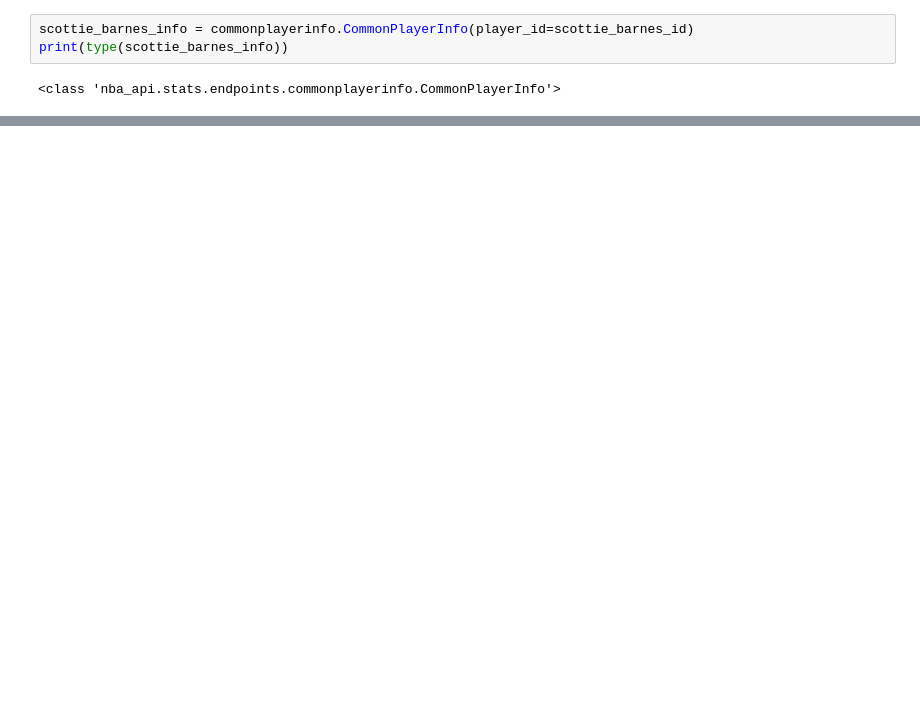
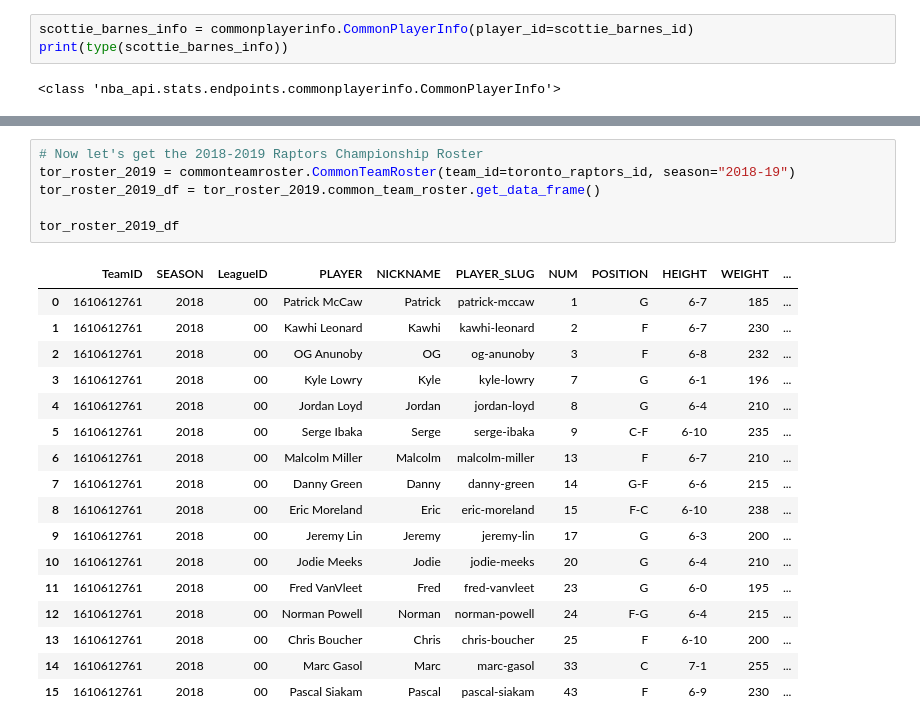
Before and after one commit to rqian239/RunTime, a Jupyter notebook: runtime/notebooks/nba_api_notebooks/nba_api_sandbox.ipynb, the cells around one changed output, grey strips where cells are left out. Cells and saved outputs as stored; diff of their text form; blank space fills up the shorter version.

```diff
--- a/runtime/notebooks/nba_api_notebooks/nba_api_sandbox.ipynb
+++ b/runtime/notebooks/nba_api_notebooks/nba_api_sandbox.ipynb
@@ -67,0 +104,24 @@ scottie_barnes_info.get_dict()
+# %%
+# Now let's get the 2018-2019 Raptors Championship Roster
+tor_roster_2019 = commonteamroster.CommonTeamRoster(team_id=toronto_raptors_id, season="2018-19")
+tor_roster_2019_df = tor_roster_2019.common_team_roster.get_data_frame()
+
+tor_roster_2019_df
+# %% [output]
+|  | TeamID | SEASON | LeagueID | PLAYER | NICKNAME | PLAYER_SLUG | NUM | POSITION | HEIGHT | WEIGHT | ... |
+| 0 | 1610612761 | 2018 | 00 | Patrick McCaw | Patrick | patrick-mccaw | 1 | G | 6-7 | 185 | ... |
+| 1 | 1610612761 | 2018 | 00 | Kawhi Leonard | Kawhi | kawhi-leonard | 2 | F | 6-7 | 230 | ... |
+| 2 | 1610612761 | 2018 | 00 | OG Anunoby | OG | og-anunoby | 3 | F | 6-8 | 232 | ... |
+| 3 | 1610612761 | 2018 | 00 | Kyle Lowry | Kyle | kyle-lowry | 7 | G | 6-1 | 196 | ... |
+| 4 | 1610612761 | 2018 | 00 | Jordan Loyd | Jordan | jordan-loyd | 8 | G | 6-4 | 210 | ... |
+| 5 | 1610612761 | 2018 | 00 | Serge Ibaka | Serge | serge-ibaka | 9 | C-F | 6-10 | 235 | ... |
+| 6 | 1610612761 | 2018 | 00 | Malcolm Miller | Malcolm | malcolm-miller | 13 | F | 6-7 | 210 | ... |
+| 7 | 1610612761 | 2018 | 00 | Danny Green | Danny | danny-green | 14 | G-F | 6-6 | 215 | ... |
+| 8 | 1610612761 | 2018 | 00 | Eric Moreland | Eric | eric-moreland | 15 | F-C | 6-10 | 238 | ... |
+| 9 | 1610612761 | 2018 | 00 | Jeremy Lin | Jeremy | jeremy-lin | 17 | G | 6-3 | 200 | ... |
+| 10 | 1610612761 | 2018 | 00 | Jodie Meeks | Jodie | jodie-meeks | 20 | G | 6-4 | 210 | ... |
+| 11 | 1610612761 | 2018 | 00 | Fred VanVleet | Fred | fred-vanvleet | 23 | G | 6-0 | 195 | ... |
+| 12 | 1610612761 | 2018 | 00 | Norman Powell | Norman | norman-powell | 24 | F-G | 6-4 | 215 | ... |
+| 13 | 1610612761 | 2018 | 00 | Chris Boucher | Chris | chris-boucher | 25 | F | 6-10 | 200 | ... |
+| 14 | 1610612761 | 2018 | 00 | Marc Gasol | Marc | marc-gasol | 33 | C | 7-1 | 255 | ... |
+| 15 | 1610612761 | 2018 | 00 | Pascal Siakam | Pascal | pascal-siakam | 43 | F | 6-9 | 230 | ... |
```
Also changed, not shown: parts of 17 cells of this notebook.
